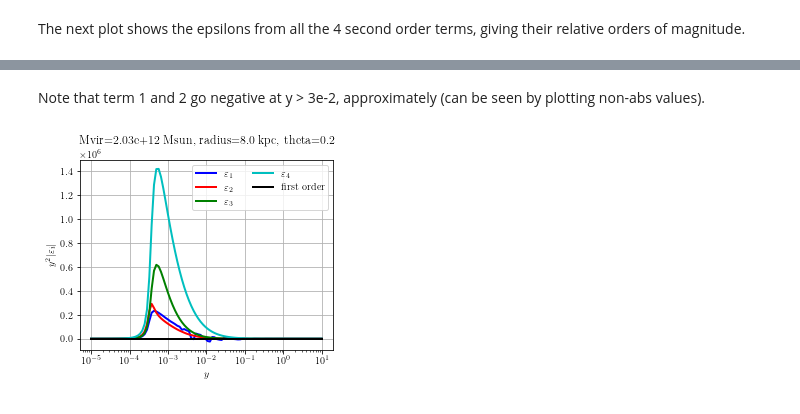
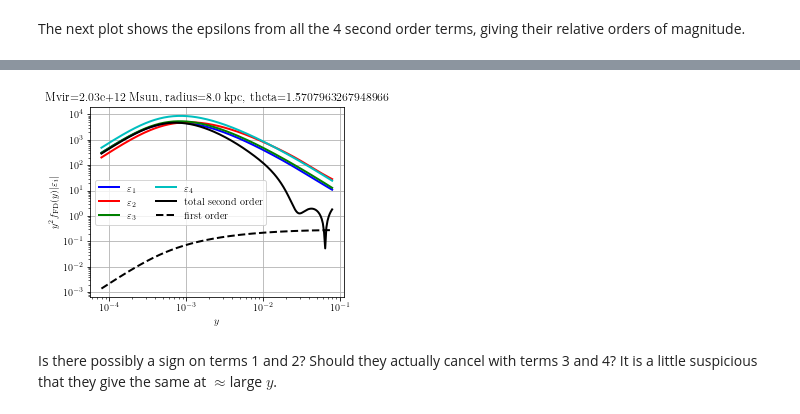
Before and after one commit to EBHolm/KFT-Neutrinos, a Jupyter notebook: notebooks/second_tests.ipynb, the cells around one changed output, grey strips where cells are left out. Drawn from its saved outputs; the diff is of its cells as text; code cells hidden in the pictures.

Commit message:
Found a sign error

```diff
--- a/notebooks/second_tests.ipynb
+++ b/notebooks/second_tests.ipynb
@@ -121,12 +121,13 @@ The next plot shows the epsilons from all the 4 second order terms, giving their
 # %%
 # The integrand is phi-independent
 masses = [0.1]
-ylist = np.logspace(-5, 1, 100)
+ylist = np.logspace(-4.5, -1.1, 200)
 
 rtols = np.array([1e-8, 1e-7, 1e-7])
-rtols_2 = np.array([1e-8, 1e-7, 1e-7, 1e-7])
+rtols_2 = np.array([1e-5, 1e-3, 1e-3, 1e-3])
 
-theta = 0.2
+theta = np.pi/2
+#theta = 0.5
 results_2 = {}
 for mass in masses:
     epsilon_first_list = []
@@ -152,3 +153,20 @@ for mass in masses:
         'term3': np.array(epsilon_3_list),
         'term4': np.array(epsilon_4_list)
     }
+# %%
+colors = ['b', 'r', 'g', 'c', 'y']
+fig, ax = plt.subplots(1, 1, figsize=[5, 4])
+ax.set_title(f"Mvir={Mvir_over_Msun:.2e} Msun, radius={r_here} kpc, theta={theta}")
+for idx, (mass, res) in enumerate(results_2.items()):
+    ax.plot(ylist, ylist**2*res['term1']/(1 + np.exp(ylist)), '-', color=colors[0], label=r'$\varepsilon_1$', lw=2)
+    ax.plot(ylist, ylist**2*res['term2']/(1 + np.exp(ylist)), '-', color=colors[1], label=r'$\varepsilon_2$', lw=2)
+    ax.plot(ylist, ylist**2*res['term3']/(1 + np.exp(ylist)), '-', color=colors[2], label=r'$\varepsilon_3$', lw=2)
+    ax.plot(ylist, ylist**2*res['term4']/(1 + np.exp(ylist)), '-', color=colors[3], label=r'$\varepsilon_4$', lw=2)
+
+    ax.plot(ylist, ylist**2*(res['term1'] + res['term2'] + res['term3'] + res['term4'])/(1 + np.exp(ylist)), '-', color='k', label=r'total second order', lw=2)
+    ax.plot(ylist, ylist**2*res['first']/(1 + np.exp(ylist)), '--', color='k', label=r'first order', lw=2)
+ax.set(xlabel=r'$y$', ylabel=r'$y^2 f_\mathrm{FD} (y) |\varepsilon_i|$', xscale='log', yscale='linear')
+ax.legend(frameon=True)
+ax.grid()
+fig.subplots_adjust(bottom=0.2205, left=0.195)
+fig.savefig('epsilon_terms_weighted.pdf')
@@ -166,10 +190,11 @@ for idx, (mass, res) in enumerate(results_2.items()):
 #    ax.plot(ylist, res['term3'], '.-', color=colors[2], label=r'$\varepsilon_3$', lw=2)
 #    ax.plot(ylist, res['term4'], '.-', color=colors[3], label=r'$\varepsilon_4$', lw=2)
 
-    ax.plot(ylist, np.abs(res['first']), '-', color='k', label=r'first order', lw=2)
+    ax.plot(ylist, np.abs(res['term1'] + res['term2'] + res['term3'] + res['term4']), '-', color='k', label=r'total second order', lw=2)
+    ax.plot(ylist, np.abs(res['first']), '--', color='k', label=r'first order', lw=2)
 ax.set(xlabel=r'$y$', ylabel=r'$|\varepsilon_i|$', xscale='log', yscale='log')
 ax.legend(frameon=True, ncol=2)
 ax.grid()
 fig.subplots_adjust(bottom=0.2205, left=0.195)
-fig.savefig('epsilon_terms_comparison.pdf')
+fig.savefig('epsilon_terms.pdf')
 # %% [output]
@@ -177,20 +202,19 @@ fig.savefig('epsilon_terms_comparison.pdf')
-# %% [markdown]
-Note that term 1 and 2 go negative at y > 3e-2, approximately (can be seen by plotting non-abs values).
 # %%
 colors = ['b', 'r', 'g', 'c', 'y']
 fig, ax = plt.subplots(1, 1, figsize=[5, 4])
 ax.set_title(f"Mvir={Mvir_over_Msun:.2e} Msun, radius={r_here} kpc, theta={theta}")
 for idx, (mass, res) in enumerate(results_2.items()):
-    ax.plot(ylist, ylist**2*res['term1'], '-', color=colors[0], label=r'$\varepsilon_1$', lw=2)
-    ax.plot(ylist, ylist**2*res['term2'], '-', color=colors[1], label=r'$\varepsilon_2$', lw=2)
-    ax.plot(ylist, ylist**2*res['term3'], '-', color=colors[2], label=r'$\varepsilon_3$', lw=2)
-    ax.plot(ylist, ylist**2*res['term4'], '-', color=colors[3], label=r'$\varepsilon_4$', lw=2)
-
-    ax.plot(ylist, ylist**2*res['first'], '-', color='k', label=r'first order', lw=2)
-ax.set(xlabel=r'$y$', ylabel=r'$y^2 |\varepsilon_i|$', xscale='log', yscale='linear')
+    ax.plot(ylist, ylist**2*np.abs(res['term1'])/(1 + np.exp(ylist)), '-', color=colors[0], label=r'$\varepsilon_1$', lw=2)
+    ax.plot(ylist, ylist**2*np.abs(res['term2'])/(1 + np.exp(ylist)), '-', color=colors[1], label=r'$\varepsilon_2$', lw=2)
+    ax.plot(ylist, ylist**2*np.abs(res['term3'])/(1 + np.exp(ylist)), '-', color=colors[2], label=r'$\varepsilon_3$', lw=2)
+    ax.plot(ylist, ylist**2*np.abs(res['term4'])/(1 + np.exp(ylist)), '-', color=colors[3], label=r'$\varepsilon_4$', lw=2)
+    ax.plot(ylist, ylist**2*np.abs(res['term1'] + res['term2'] + res['term3'] + res['term4'])/(1 + np.exp(ylist)), '-', color='k', label=r'total second order', lw=2)
+    ax.plot(ylist, ylist**2*np.abs(res['first'])/(1 + np.exp(ylist)), '--', color='k', label=r'first order', lw=2)
+ax.set(xlabel=r'$y$', ylabel=r'$y^2 f_\mathrm{FD} (y) |\varepsilon_i|$', xscale='log', yscale='log')
 ax.legend(frameon=True, ncol=2)
 ax.grid()
 fig.subplots_adjust(bottom=0.2205, left=0.195)
-fig.savefig('epsilon_terms_comparison.pdf')
 # %% [output]
-[figure, old version]
+[figure, new version]
+# %% [markdown]
+Is there possibly a sign on terms 1 and 2? Should they actually cancel with terms 3 and 4? It is a little suspicious that they give the same at $\approx$large $y$.
```
Also changed, not shown: parts of 4 cells of this notebook, 1 other file.
